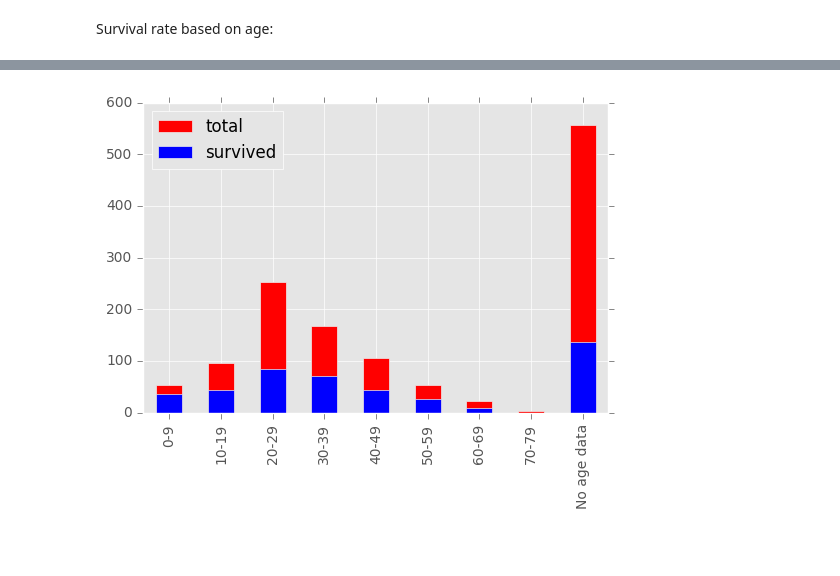
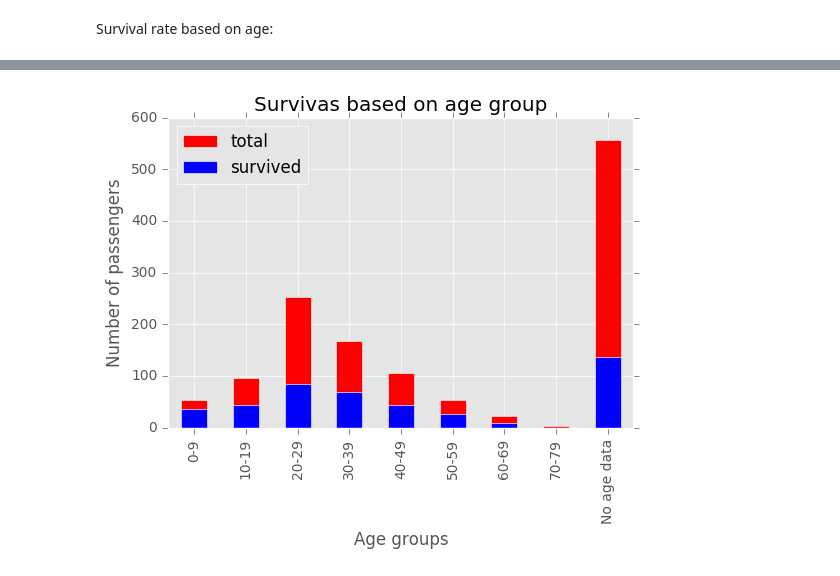
Before and after one commit to ggljzr/titanic, a Jupyter notebook: titanic.ipynb, the cells around one changed output, grey strips where cells are left out. Cells and saved outputs as stored; diff of their text form; code cells hidden in the pictures; blank space fills up the shorter version.

Commit message:
finished graphs

```diff
--- a/titanic.ipynb
+++ b/titanic.ipynb
@@ -19,9 +20,9 @@ print(passengers_num)
 How many of them survived?
 # %%
 survived = titanic_data[titanic_data.loc[:, 'Survived'] == True] #rows from Titanic.csv, column 'Survived'
-survived_num = survived.shape[0] #number of rows with 1
-survived_percent = survived_num / (passengers_num / 100)
-print('{} out of {} (~{:.5f} %)'.format(survived_num, passengers_num, survived_percent))
+total_survived_num = survived.shape[0] #number of rows with 1
+survived_percent = total_survived_num / (passengers_num / 100)
+print('{} out of {} (~{:.5f} %)'.format(total_survived_num, passengers_num, survived_percent))
 # %% [output]
 450 out of 1313 (~34.27266 %)
 # %% [markdown]
@@ -47,0 +59,3 @@ Stats for each class:
+# %%
+classes = numpy.delete(classes, numpy.where(classes=='*'))
+print(classes)
@@ -48,6 +64,5 @@ Stats for each class:
 # %%
-classes = titanic_data.PClass.unique()
-cols = ['class', 'survived', 'deceased', 'total', 'percent']
+cols = ['class', 'survived', 'deceased', 'total', 'percent of class', 'percent of all survivors']
 classes_data = pandas.DataFrame()
 
 for cls in classes:
@@ -58,10 +73,12 @@ for cls in classes:
     survived_num = survived.shape[0]
     deceased_num = total_num - survived_num
 
-    percent = survived_num / (total_num / 100)
+    percent_class = survived_num / (total_num / 100)
+    percent_total = survived_num / (total_survived_num / 100)
     row = pandas.DataFrame([{'class' : cls, 'survived' : survived_num,
                          'deceased' : deceased_num, 'total' : total_num,
-                         'percent' : percent}], columns=cols)
+                         'percent of class' : percent_class,
+                         'percent of all survivors' : percent_total }], columns=cols)
     classes_data = classes_data.append(row, ignore_index=True)
 
 classes_data
@@ -75,26 +91,29 @@ classes_data
 Survival rate based on age:
 # %%
 max_age = titanic_data.loc[:, 'Age'].max()
-survived_ages = pandas.DataFrame(columns=['decade', 'survived', 'total'])
+survived_ages = pandas.DataFrame(columns=['decade', 'survived', 'total', 'percent of all survivors'])
 for decade in range(0,int(max_age),10):
     total_decade = titanic_data[(titanic_data.loc[:, 'Age'] >= decade) &
                                    (titanic_data.loc[:, 'Age'] <  decade + 10)]
 
     survived_decade = total_decade[total_decade.loc[:, 'Survived'] == True]
 
+
+    percent = survived_decade.shape[0] / (total_survived_num / 100)
     row = pandas.DataFrame([{'decade' : '{}-{}'.format(decade, decade + 9),
                              'survived' : survived_decade.shape[0],
-                             'total' : total_decade.shape[0]}])
+                             'total' : total_decade.shape[0],
+                             'percent of all survivors' : percent}])
 
     survived_ages = survived_ages.append(row, ignore_index=True)
 
 total_na = titanic_data[titanic_data.loc[:, 'Age'].isnull()]
 survived_na = total_na[total_na.loc[:, 'Survived'] == True]
+percent_na = survived_na.shape[0] / (total_survived_num / 100)
 
 row = pandas.DataFrame([{'decade' : 'No age data',
                          'survived' : survived_na.shape[0],
-                         'total' : total_na.shape[0]}])
+                         'total' : total_na.shape[0],
+                         'percent of all survivors' : percent_na}])
 
 survived_ages = survived_ages.append(row, ignore_index=True)
-
-survived_ages
@@ -112,9 +120,12 @@ survived_ages
 # %%
 survived_ages['total'].plot.bar(color='r')
 survived_ages['survived'].plot.bar(color='b')
 
 matplotlib.pyplot.legend(loc='upper left')
+matplotlib.pyplot.title('Survivas based on age group')
+matplotlib.pyplot.xlabel('Age groups')
+matplotlib.pyplot.ylabel('Number of passengers')
 matplotlib.pyplot.xticks(list(range(len(survived_ages))), survived_ages['decade'].values, rotation = 'vertical')
 matplotlib.pyplot.show()
 # %% [output]
-[figure, old version]
+[figure, new version]
```
Also changed, not shown: parts of 18 cells of this notebook.
